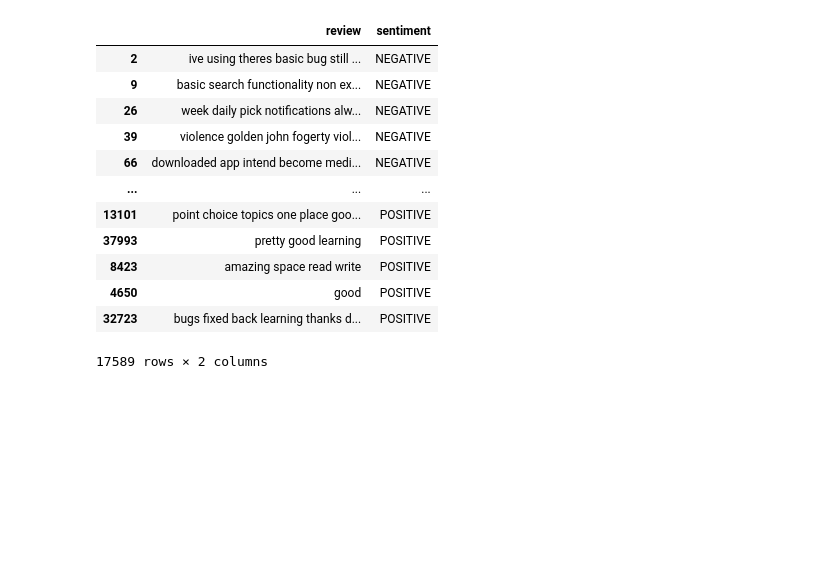
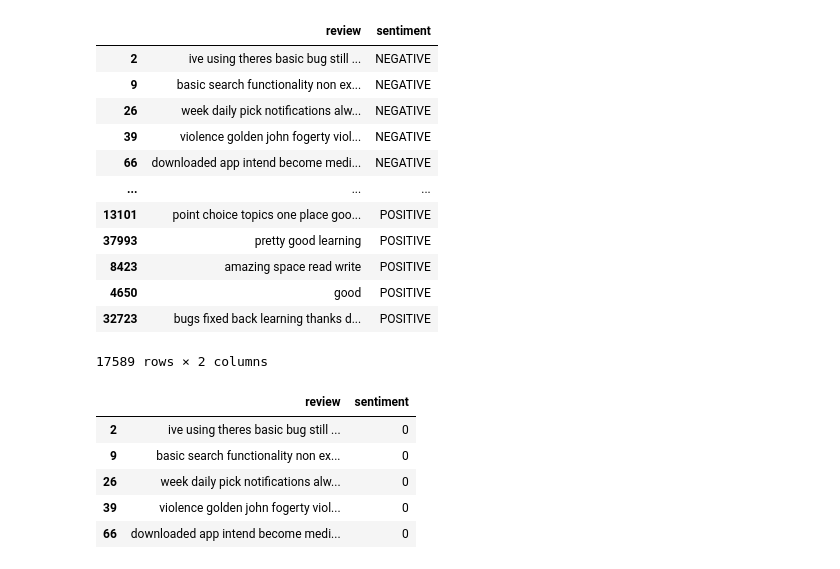
Before and after one commit to jaideep156/medium-reviews-sentiment-analysis, a Jupyter notebook: notebook/sentiment-analysis.ipynb, the cells around one changed output. Drawn from its saved outputs; the diff is of its cells as text; code cells hidden in the pictures; blank space fills up the shorter version.

```diff
--- a/notebook/sentiment-analysis.ipynb
+++ b/notebook/sentiment-analysis.ipynb
@@ -132,3 +138,15 @@ df
 | 4650 | good | POSITIVE |
 | 32723 | bugs fixed back learning thanks d... | POSITIVE |
 17589 rows × 2 columns
+# %%
+label_encoder = LabelEncoder()
+df['sentiment'] = label_encoder.fit_transform(df['sentiment'])
+# %%
+df.head()
+# %% [output]
+|  | review | sentiment |
+| 2 | ive using theres basic bug still ... | 0 |
+| 9 | basic search functionality non ex... | 0 |
+| 26 | week daily pick notifications alw... | 0 |
+| 39 | violence golden john fogerty viol... | 0 |
+| 66 | downloaded app intend become medi... | 0 |
```
Also changed, not shown: parts of 8 cells of this notebook, 2 other files.
